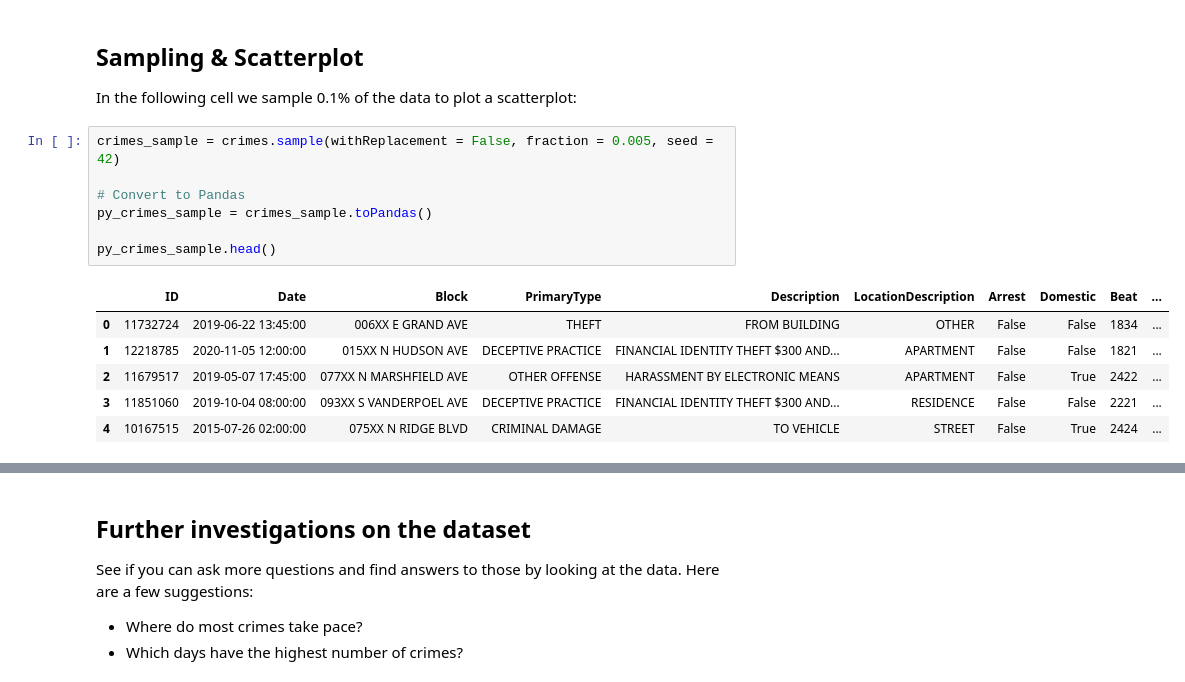
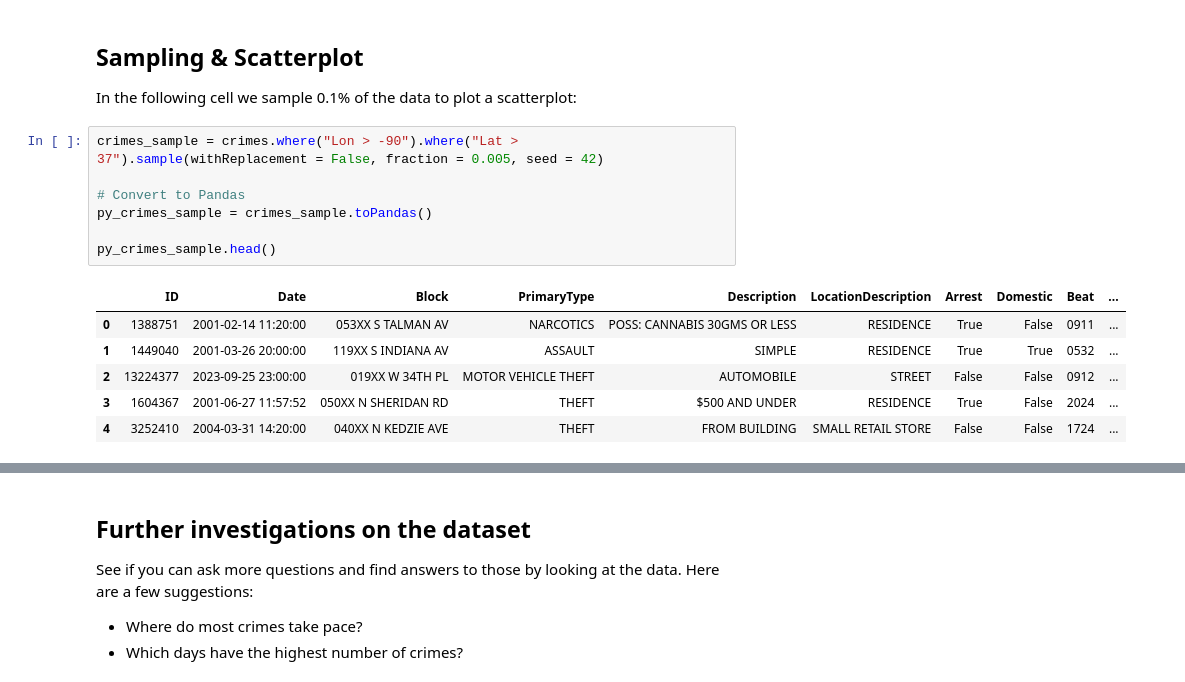
Before and after one commit to soltaniehha/Big-Data-Analytics-for-Business, a Jupyter notebook: 08-EDA-and-Data-Sources/01-EDA.ipynb, the cells around one changed output, grey strips where cells are left out. Drawn from its saved outputs; the diff is of its cells as text.

```diff
--- a/08-EDA-and-Data-Sources/01-EDA.ipynb
+++ b/08-EDA-and-Data-Sources/01-EDA.ipynb
@@ -482,18 +478,18 @@ plt.title('Number of Crimes per Month');
 ## Sampling & Scatterplot
 In the following cell we sample 0.1% of the data to plot a scatterplot:
 # %%
-crimes_sample = crimes.sample(withReplacement = False, fraction = 0.005, seed = 42)
+crimes_sample = crimes.where("Lon > -90").where("Lat > 37").sample(withReplacement = False, fraction = 0.005, seed = 42)
 
 # Convert to Pandas
 py_crimes_sample = crimes_sample.toPandas()
 
 py_crimes_sample.head()
 # %% [output]
 |  | ID | Date | Block | PrimaryType | Description | LocationDescription | Arrest | Domestic | Beat | ... |
-| 0 | 11732724 | 2019-06-22 13:45:00 | 006XX E GRAND AVE | THEFT | FROM BUILDING | OTHER | False | False | 1834 | ... |
-| 1 | 12218785 | 2020-11-05 12:00:00 | 015XX N HUDSON AVE | DECEPTIVE PRACTICE | FINANCIAL IDENTITY THEFT $300 AND... | APARTMENT | False | False | 1821 | ... |
-| 2 | 11679517 | 2019-05-07 17:45:00 | 077XX N MARSHFIELD AVE | OTHER OFFENSE | HARASSMENT BY ELECTRONIC MEANS | APARTMENT | False | True | 2422 | ... |
-| 3 | 11851060 | 2019-10-04 08:00:00 | 093XX S VANDERPOEL AVE | DECEPTIVE PRACTICE | FINANCIAL IDENTITY THEFT $300 AND... | RESIDENCE | False | False | 2221 | ... |
-| 4 | 10167515 | 2015-07-26 02:00:00 | 075XX N RIDGE BLVD | CRIMINAL DAMAGE | TO VEHICLE | STREET | False | True | 2424 | ... |
+| 0 | 1388751 | 2001-02-14 11:20:00 | 053XX S TALMAN AV | NARCOTICS | POSS: CANNABIS 30GMS OR LESS | RESIDENCE | True | False | 0911 | ... |
+| 1 | 1449040 | 2001-03-26 20:00:00 | 119XX S INDIANA AV | ASSAULT | SIMPLE | RESIDENCE | True | True | 0532 | ... |
+| 2 | 13224377 | 2023-09-25 23:00:00 | 019XX W 34TH PL | MOTOR VEHICLE THEFT | AUTOMOBILE | STREET | False | False | 0912 | ... |
+| 3 | 1604367 | 2001-06-27 11:57:52 | 050XX N SHERIDAN RD | THEFT | $500 AND UNDER | RESIDENCE | True | False | 2024 | ... |
+| 4 | 3252410 | 2004-03-31 14:20:00 | 040XX N KEDZIE AVE | THEFT | FROM BUILDING | SMALL RETAIL STORE | False | False | 1724 | ... |
 # %%
 plt.figure(figsize=(10,8))
```
Also changed, not shown: parts of 35 cells of this notebook.
